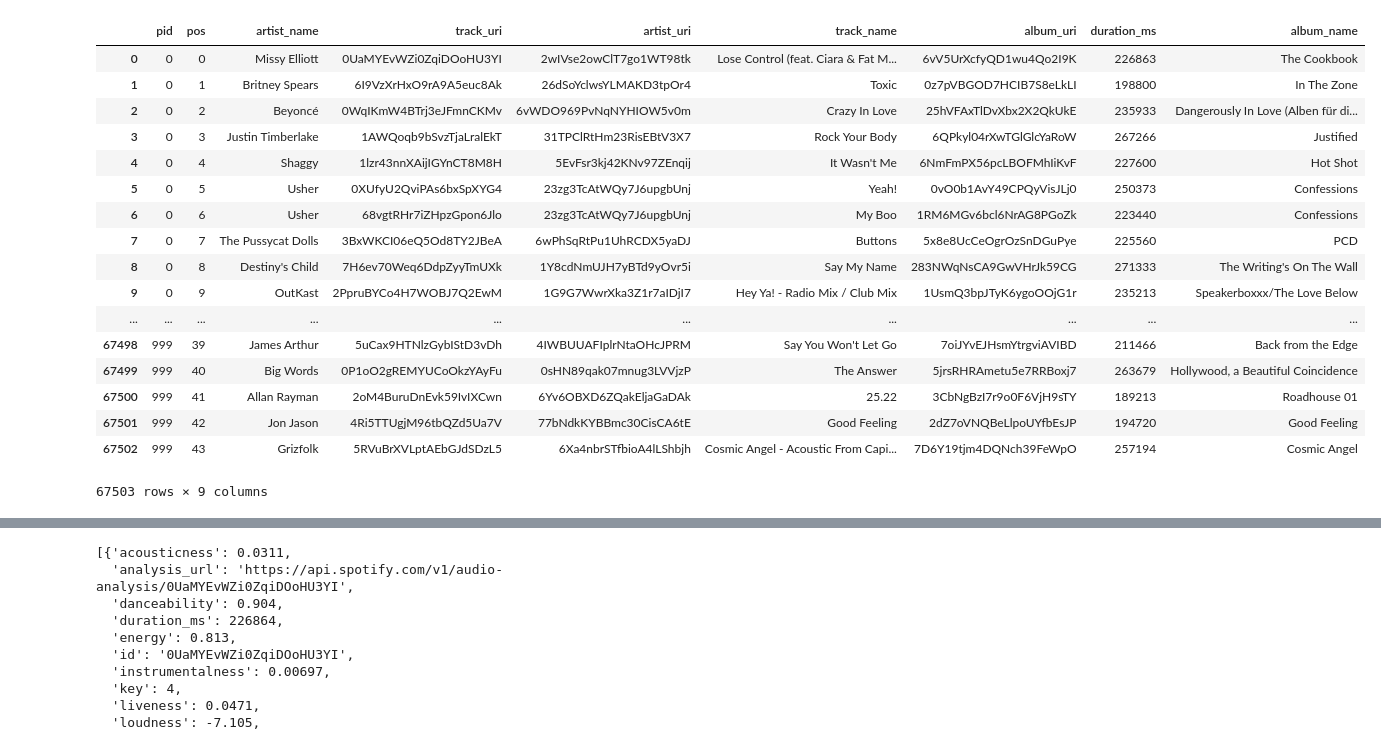
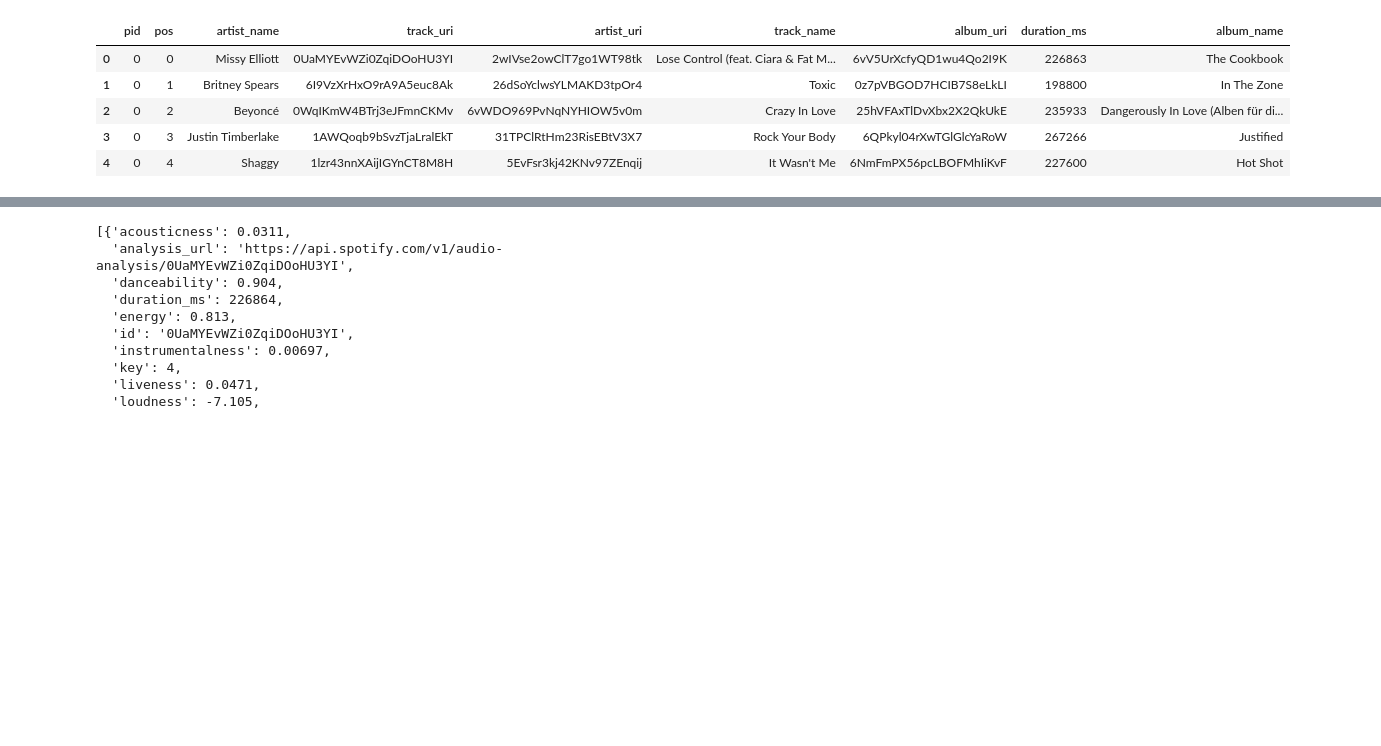
Before and after one commit to sethbilliau/spotify_playlists, a Jupyter notebook: william/109a_final_project_playground.ipynb, the cells around one changed output, grey strips where cells are left out. Saved outputs shown, nothing was run; the diff lists cells and outputs as text; code cells hidden in the pictures; blank space fills up the shorter version.

```diff
--- a/william/109a_final_project_playground.ipynb
+++ b/william/109a_final_project_playground.ipynb
@@ -47,26 +47,14 @@ df["track_uri"] = df["track_uri"].str[14:]
 df["artist_uri"] = df["artist_uri"].str[15:]
 df["album_uri"] = df["album_uri"].str[14:]
 # %%
-df
+df.head()
 # %% [output]
 |  | pid | pos | artist_name | track_uri | artist_uri | track_name | album_uri | duration_ms | album_name |
 | 0 | 0 | 0 | Missy Elliott | 0UaMYEvWZi0ZqiDOoHU3YI | 2wIVse2owClT7go1WT98tk | Lose Control (feat. Ciara & Fat M... | 6vV5UrXcfyQD1wu4Qo2I9K | 226863 | The Cookbook |
 | 1 | 0 | 1 | Britney Spears | 6I9VzXrHxO9rA9A5euc8Ak | 26dSoYclwsYLMAKD3tpOr4 | Toxic | 0z7pVBGOD7HCIB7S8eLkLI | 198800 | In The Zone |
 | 2 | 0 | 2 | Beyoncé | 0WqIKmW4BTrj3eJFmnCKMv | 6vWDO969PvNqNYHIOW5v0m | Crazy In Love | 25hVFAxTlDvXbx2X2QkUkE | 235933 | Dangerously In Love (Alben für di... |
 | 3 | 0 | 3 | Justin Timberlake | 1AWQoqb9bSvzTjaLralEkT | 31TPClRtHm23RisEBtV3X7 | Rock Your Body | 6QPkyl04rXwTGlGlcYaRoW | 267266 | Justified |
 | 4 | 0 | 4 | Shaggy | 1lzr43nnXAijIGYnCT8M8H | 5EvFsr3kj42KNv97ZEnqij | It Wasn't Me | 6NmFmPX56pcLBOFMhIiKvF | 227600 | Hot Shot |
-| 5 | 0 | 5 | Usher | 0XUfyU2QviPAs6bxSpXYG4 | 23zg3TcAtWQy7J6upgbUnj | Yeah! | 0vO0b1AvY49CPQyVisJLj0 | 250373 | Confessions |
-| 6 | 0 | 6 | Usher | 68vgtRHr7iZHpzGpon6Jlo | 23zg3TcAtWQy7J6upgbUnj | My Boo | 1RM6MGv6bcl6NrAG8PGoZk | 223440 | Confessions |
-| 7 | 0 | 7 | The Pussycat Dolls | 3BxWKCI06eQ5Od8TY2JBeA | 6wPhSqRtPu1UhRCDX5yaDJ | Buttons | 5x8e8UcCeOgrOzSnDGuPye | 225560 | PCD |
-| 8 | 0 | 8 | Destiny's Child | 7H6ev70Weq6DdpZyyTmUXk | 1Y8cdNmUJH7yBTd9yOvr5i | Say My Name | 283NWqNsCA9GwVHrJk59CG | 271333 | The Writing's On The Wall |
-| 9 | 0 | 9 | OutKast | 2PpruBYCo4H7WOBJ7Q2EwM | 1G9G7WwrXka3Z1r7aIDjI7 | Hey Ya! - Radio Mix / Club Mix | 1UsmQ3bpJTyK6ygoOOjG1r | 235213 | Speakerboxxx/The Love Below |
-| ... | ... | ... | ... | ... | ... | ... | ... | ... | ... |
-| 67498 | 999 | 39 | James Arthur | 5uCax9HTNlzGybIStD3vDh | 4IWBUUAFIplrNtaOHcJPRM | Say You Won't Let Go | 7oiJYvEJHsmYtrgviAVIBD | 211466 | Back from the Edge |
-| 67499 | 999 | 40 | Big Words | 0P1oO2gREMYUCoOkzYAyFu | 0sHN89qak07mnug3LVVjzP | The Answer | 5jrsRHRAmetu5e7RRBoxj7 | 263679 | Hollywood, a Beautiful Coincidence |
-| 67500 | 999 | 41 | Allan Rayman | 2oM4BuruDnEvk59IvIXCwn | 6Yv6OBXD6ZQakEljaGaDAk | 25.22 | 3CbNgBzI7r9o0F6VjH9sTY | 189213 | Roadhouse 01 |
-| 67501 | 999 | 42 | Jon Jason | 4Ri5TTUgjM96tbQZd5Ua7V | 77bNdkKYBBmc30CisCA6tE | Good Feeling | 2dZ7oVNQBeLlpoUYfbEsJP | 194720 | Good Feeling |
-| 67502 | 999 | 43 | Grizfolk | 5RVuBrXVLptAEbGJdSDzL5 | 6Xa4nbrSTfbioA4lLShbjh | Cosmic Angel - Acoustic From Capi... | 7D6Y19tjm4DQNch39FeWpO | 257194 | Cosmic Angel |
-67503 rows × 9 columns
 # %%
 # https://stackoverflow.com/questions/30557409/spotify-api-post-call-response-415
 client_id = "9cd3dd2ea2cf492ca28ab0247a79d781"
```
Also changed, not shown: parts of 18 cells of this notebook, 2 other files.
